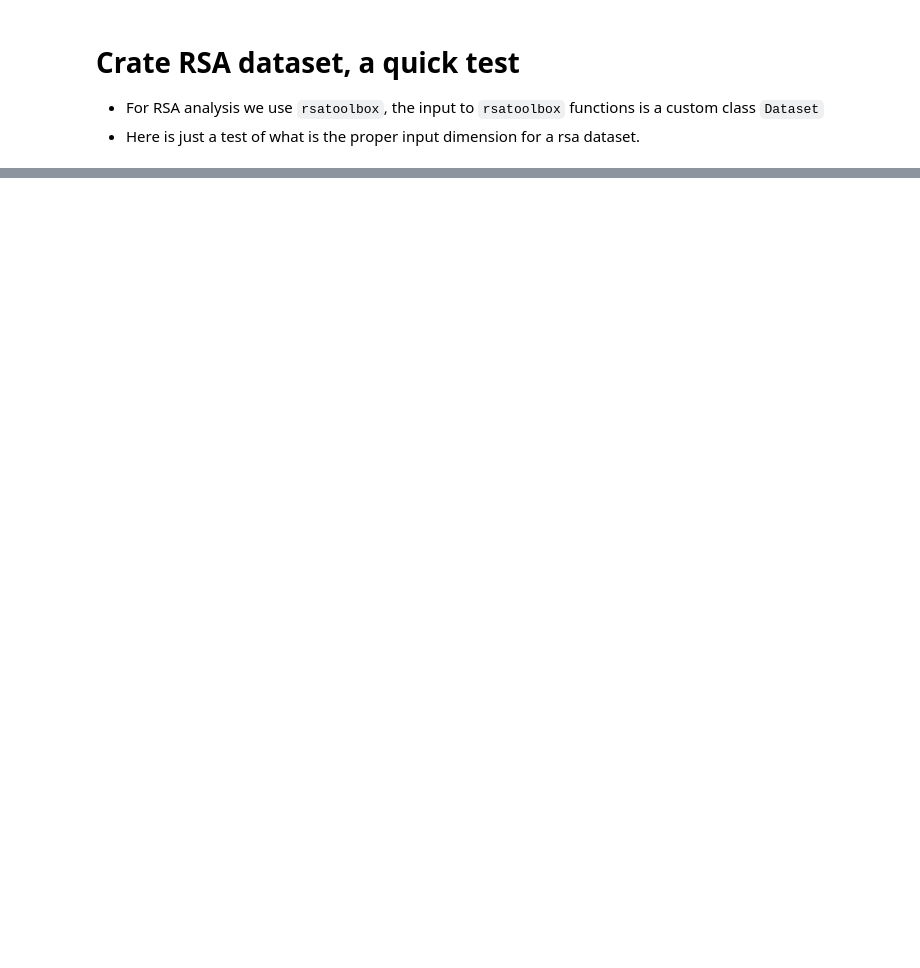
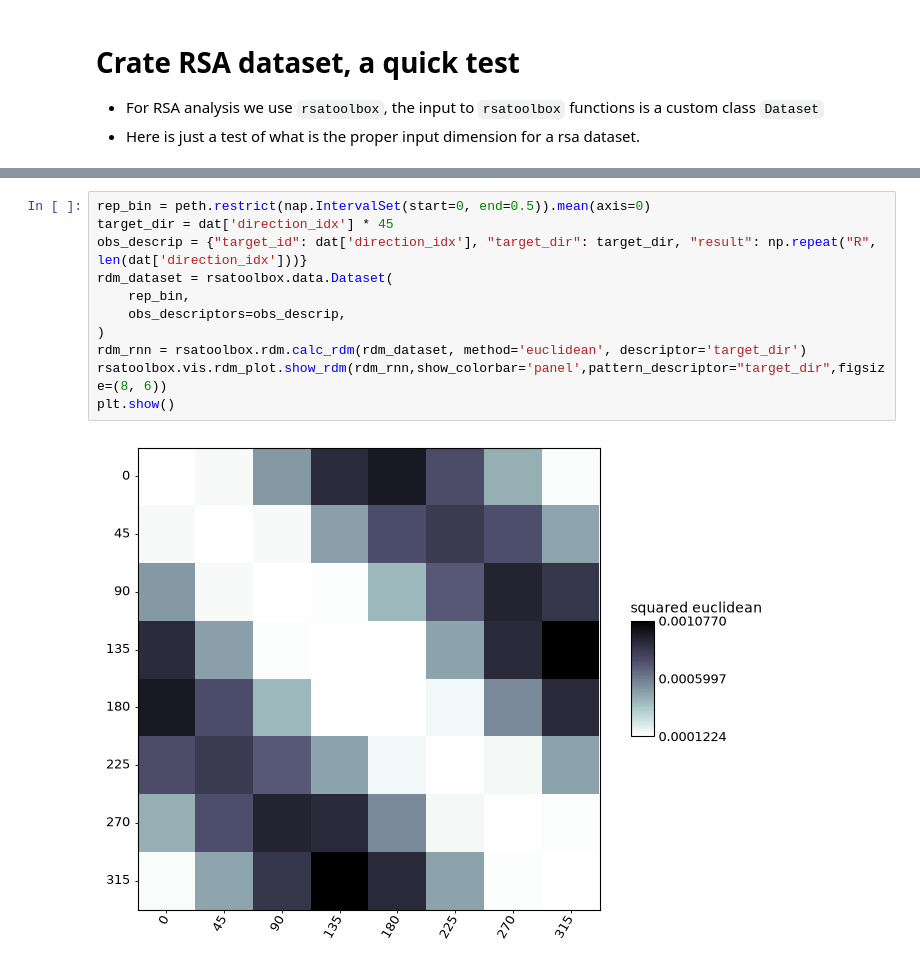
Before and after one commit to lilytong0919/NMA-shichimi-rulebreakerhalf-comparing-network, a Jupyter notebook: data_proc_rdm_dataprep.ipynb, the cells around one changed output, grey strips where cells are left out. Saved outputs shown, nothing was run; the diff lists cells and outputs as text; blank space fills up the shorter version.

```diff
--- a/data_proc_rdm_dataprep.ipynb
+++ b/data_proc_rdm_dataprep.ipynb
@@ -271,0 +245,13 @@ for fn in filenames:
+# %%
+rep_bin = peth.restrict(nap.IntervalSet(start=0, end=0.5)).mean(axis=0)
+target_dir = dat['direction_idx'] * 45
+obs_descrip = {"target_id": dat['direction_idx'], "target_dir": target_dir, "result": np.repeat("R", len(dat['direction_idx']))}
+rdm_dataset = rsatoolbox.data.Dataset(
+    rep_bin,
+    obs_descriptors=obs_descrip,
+)
+rdm_rnn = rsatoolbox.rdm.calc_rdm(rdm_dataset, method='euclidean', descriptor='target_dir')
+rsatoolbox.vis.rdm_plot.show_rdm(rdm_rnn,show_colorbar='panel',pattern_descriptor="target_dir",figsize=(8, 6))
+plt.show()
+# %% [output]
+[figure, added]
```
Also changed, not shown: parts of 22 cells of this notebook, 1 other file.
